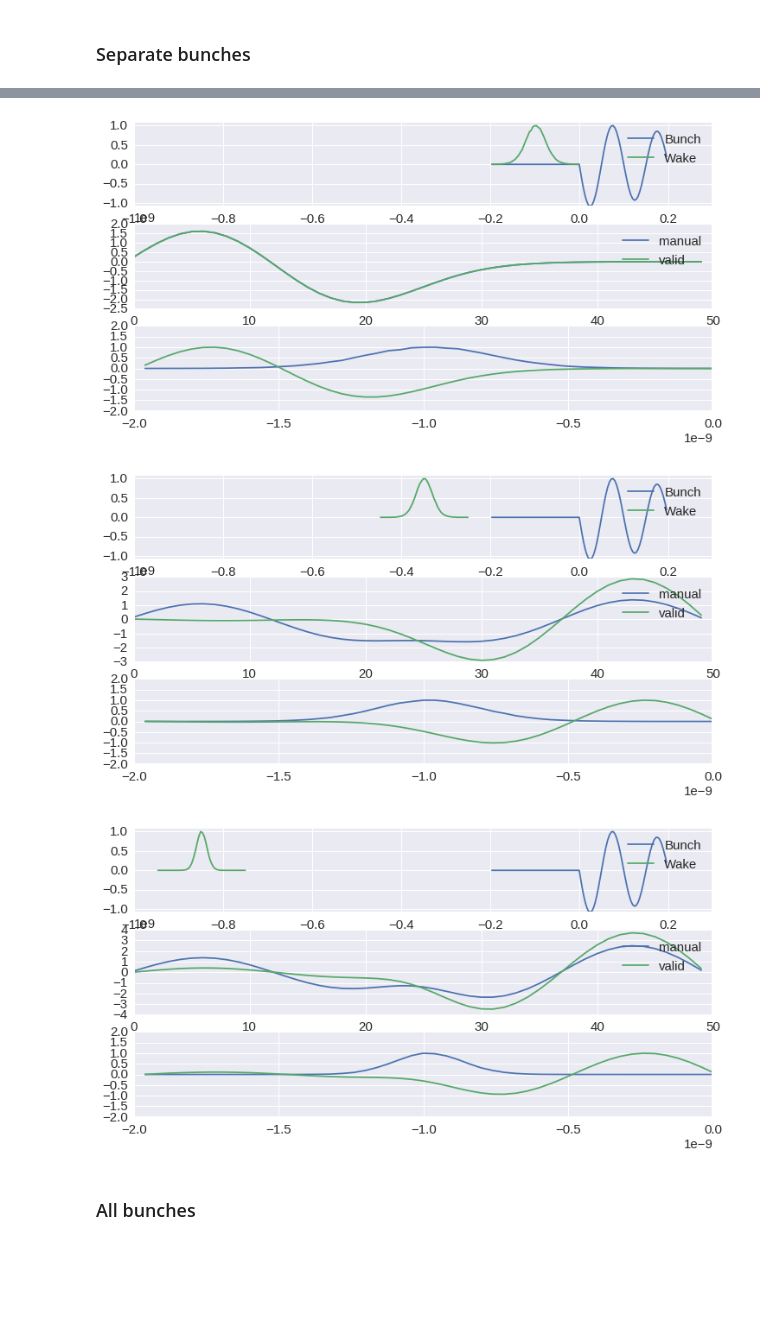
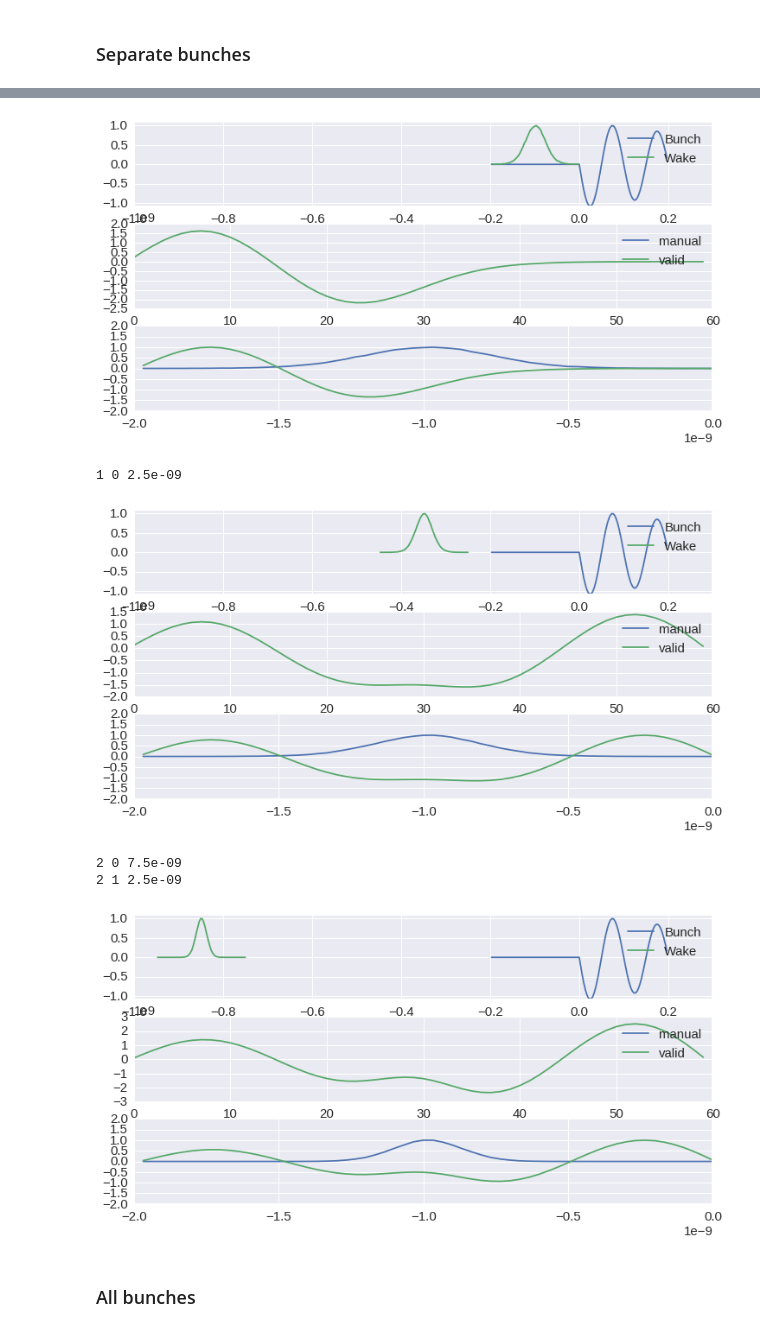
Before and after one commit to like2000/PyHEADTAIL_Tutorials, a Jupyter notebook: examples/001f_experiment_wakes.ipynb, the cells around one changed output, grey strips where cells are left out. Drawn from its saved outputs; the diff is of its cells as text; code cells hidden in the pictures; blank space fills up the shorter version.

```diff
--- a/examples/001f_experiment_wakes.ipynb
+++ b/examples/001f_experiment_wakes.ipynb
@@ -8,6 +8,7 @@ import seaborn as sns
 sns.set_context('notebook', font_scale=1.5)
 sns.set_style('darkgrid', {
         'axes.linewidth': 2,
+        'axes.labelcolor': 'w',
         'lines.markeredgewidth': 0,
         'legend.fancybox': True})
 # %% [markdown]
@@ -105,7 +106,7 @@ from PyHEADTAIL.impedances.wakes import CircularResonator, \
 from PyHEADTAIL.particles.slicing import UniformBinSlicer
 # %%
 wake = CircularResonator(R_shunt=1e9, frequency=1e9, Q=20)
-slicer = UniformBinSlicer(50, z_cuts=(-.3, .3))
+slicer = UniformBinSlicer(60, z_cuts=(-.3, .3))
 
 wakefields = WakeField(slicer, wake)
 kick = wakefields.wake_kicks[0]
@@ -117,7 +118,7 @@ for i, b in enumerate(bunches):
     b.z += distance
     slices.append(b.get_slices(slicer))
     times.append(slices[-1].z_centers / (b.beta*c))
-    b.z += distance
+    b.z -= distance
 
 slices1, slices2, slices3 = slices
 times1, times2, times3 = times
@@ -149,12 +150,13 @@ for i, s in enumerate(slices):
     t_target = times[i]
     s_target = slices[i]
     for j in range(i+1):
-        t_source = times[j]
+        t_source = times[j] + dt[j-i]
         s_source = slices[j]
+        print i, j, dt[i-j]
         for k in range(s_target.n_slices):
-            for l in range(s_source.n_slices)[::-1]:
+            for l in range(s_source.n_slices)[::+1]:
                 dxp[k] += s_source.charge_per_slice[l]*wf(
-                    t_target[k]-t_source[l]-dt[i-j])
+                    t_target[k]-t_source[l])
     delta_xp.append(dxp)
 
 delta_xp1 = np.array(delta_xp).copy()
@@ -165,45 +174,46 @@ delta_xp1 = np.array(delta_xp).copy()
 dxp_list = []
 for i, s in enumerate(slices):
     dts = times[i]
     t0 = np.concatenate((dts-dts[-1], (dts-dts[0])[1:]))
 
     dxp = np.convolve(s.charge_per_slice, wf(t0))
     dxp_s = np.convolve(s.charge_per_slice, wf(t0), mode='same')
     dxp_v = np.convolve(s.charge_per_slice, wf(t0), mode='valid')
 
     for j in range(i):
+        print i, j, dt[i-j]
+        t_sources = times[j] + dt[i-j]
+        t2 = np.concatenate((dts-t_sources[-1], (dts-t_sources[0])[1:]))
 
-        t2 = np.concatenate((dts-dts[-1], (dts-dts[0])[1:])) - dt[j+1]
-
-#         dxp += np.convolve(slices[j].charge_per_slice, wf(t2))
-#         dxp_s += np.convolve(slices[j].charge_per_slice, wf(t2), mode='same')
-#         dxp_v += np.convolve(slices[j].charge_per_slice, wf(t2), mode='valid')
-
-        dxp += np.convolve(slices[2-j].charge_per_slice, wf(t2))
-        dxp_s += np.convolve(slices[2-j].charge_per_slice, wf(t2), mode='same')
-        dxp_v += np.convolve(slices[2-j].charge_per_slice, wf(t2), mode='valid')
+        dxp += np.convolve(slices[j].charge_per_slice, wf(t2))
+        dxp_s += np.convolve(slices[j].charge_per_slice, wf(t2), mode='same')
+        dxp_v += np.convolve(slices[j].charge_per_slice, wf(t2), mode='valid')
 
     dxp_list.append(dxp_v)
 
     fig, (ax1, ax2, ax3) = plt.subplots(3, figsize=(12,6))
+#     fig.patch.set_color("#848482")
 
     ax1.plot(t0, wf(t0)[::-1]/max(wf(t0)[::-1]))
     ax1.plot(dts-dts[-1]-dt[i], s.charge_per_slice/max(s.charge_per_slice))
     ax1.set_ylim((-1.1, 1.1))
     ax1.legend(['Bunch', 'Wake'])
     ax1.set_xlim(-10e-9, 3e-9)
     ax2.plot(delta_xp[i])
     ax2.plot(dxp_v)
     ax2.legend(['manual', 'valid'])
     ax3.plot(dts-dts[-1], s.charge_per_slice/max(s.charge_per_slice))
     ax3.plot(dts-dts[-1], dxp_v/max(dxp_v))
     ax3.set_ylim(-2, 2)
 
     plt.show()
 # %% [output]
-[figure, old version]
+[figure, new version]
+1 0 2.5e-09
-[figure, old version]
+[figure, new version]
+2 0 7.5e-09
+2 1 2.5e-09
-[figure, old version]
+[figure, new version]
 # %% [markdown]
 ### All bunches
 # %%
```
Also changed, not shown: parts of 6 cells of this notebook.
